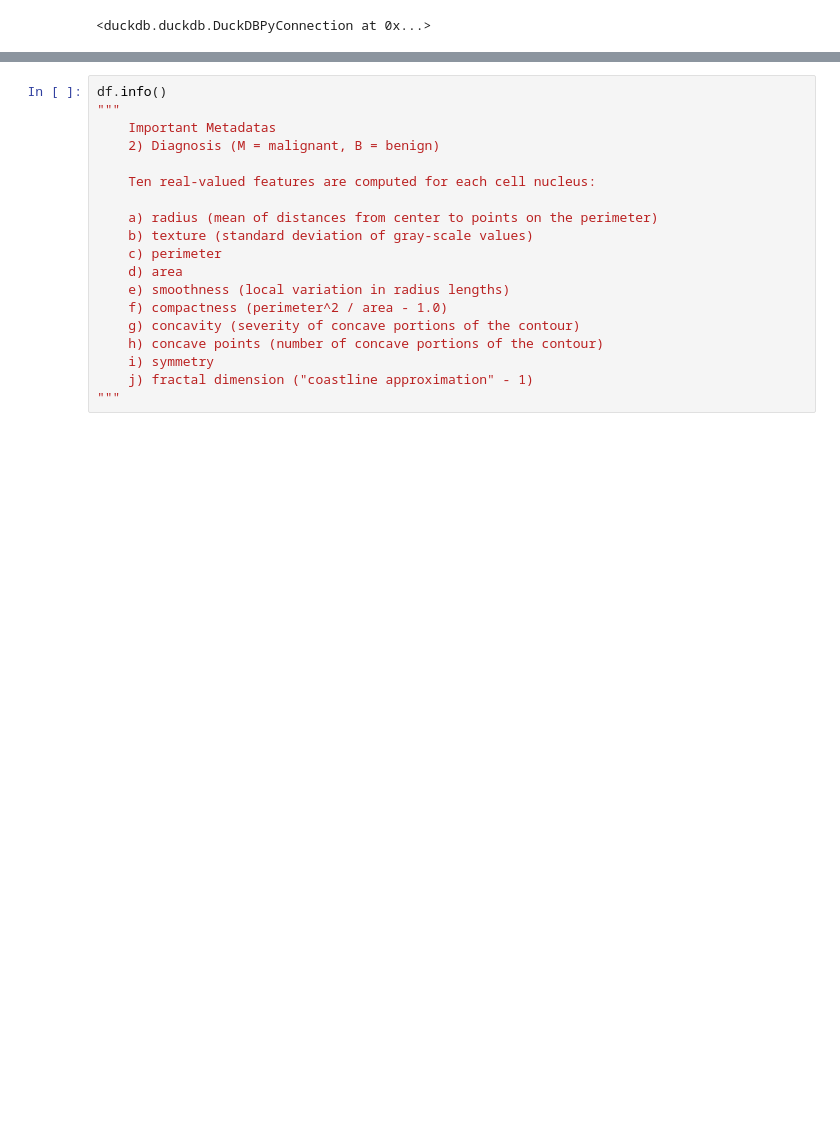
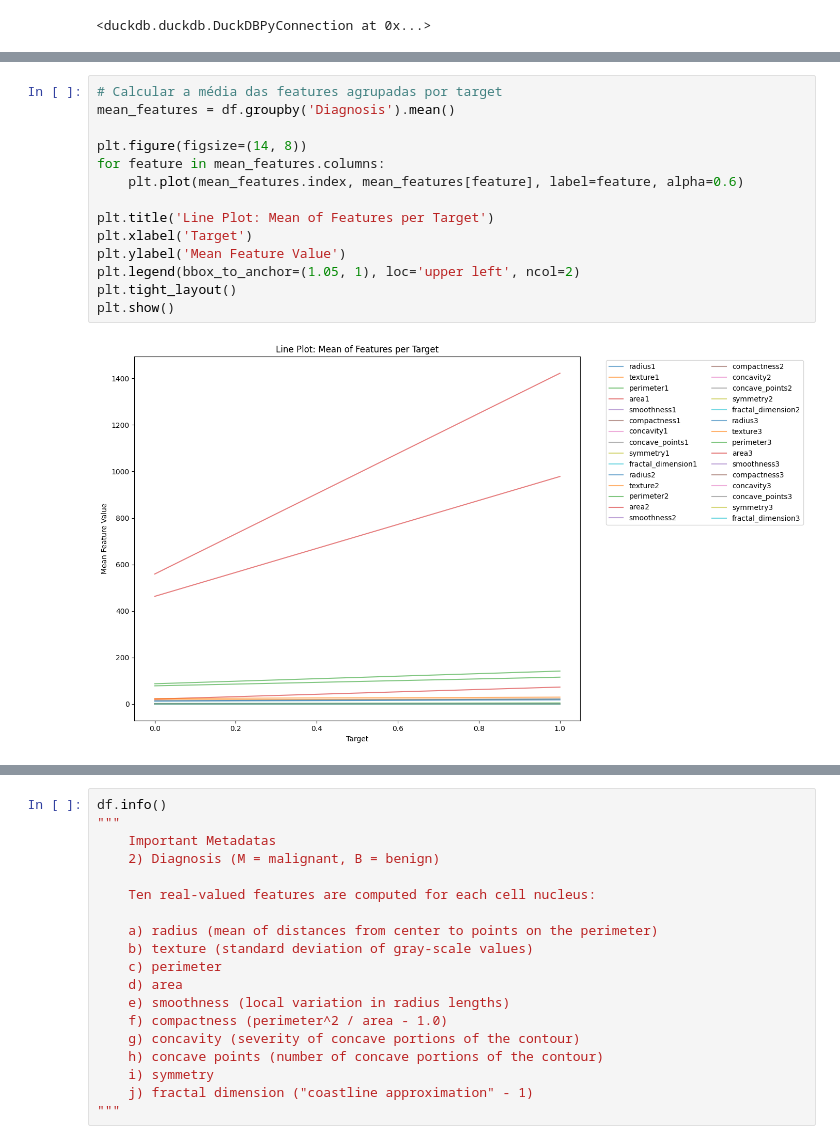
Before and after one commit to brunoamrocha/informMed, a Jupyter notebook: testN1.ipynb, the cells around one changed output, grey strips where cells are left out. Drawn from its saved outputs; the diff is of its cells as text; blank space fills up the shorter version.

```diff
--- a/testN1.ipynb
+++ b/testN1.ipynb
@@ -90,0 +112,16 @@ df
+# %%
+# Calcular a média das features agrupadas por target
+mean_features = df.groupby('Diagnosis').mean()
+
+plt.figure(figsize=(14, 8))
+for feature in mean_features.columns:
+    plt.plot(mean_features.index, mean_features[feature], label=feature, alpha=0.6)
+
+plt.title('Line Plot: Mean of Features per Target')
+plt.xlabel('Target')
+plt.ylabel('Mean Feature Value')
+plt.legend(bbox_to_anchor=(1.05, 1), loc='upper left', ncol=2)
+plt.tight_layout()
+plt.show()
+# %% [output]
+[figure, added]
```
Also changed, not shown: parts of 6 cells of this notebook, 2 other files.
